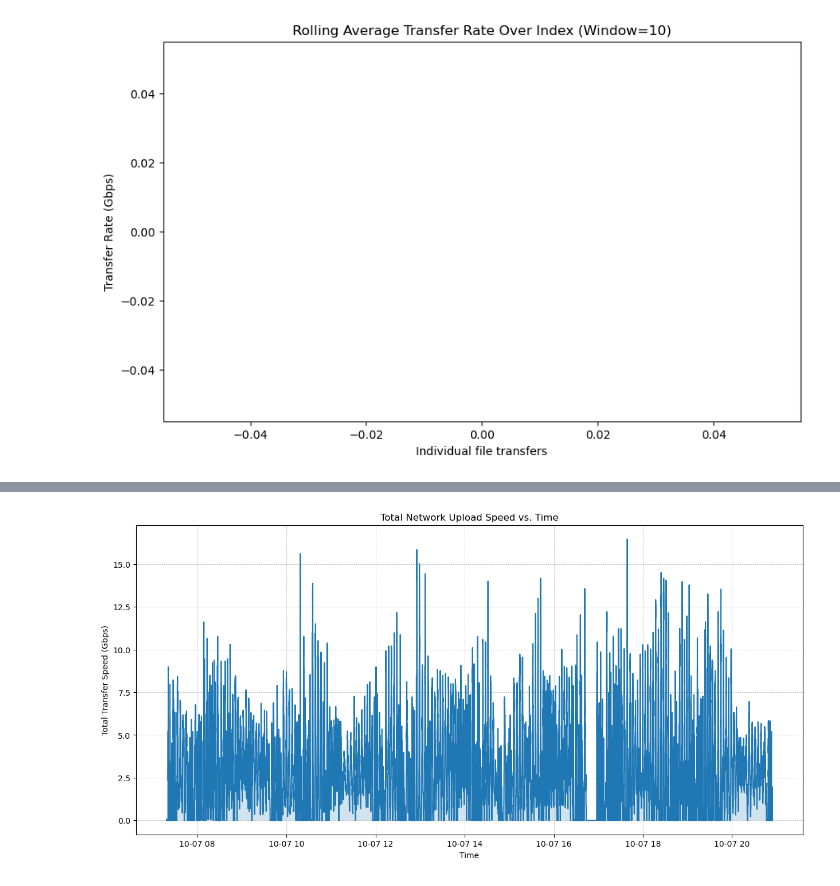
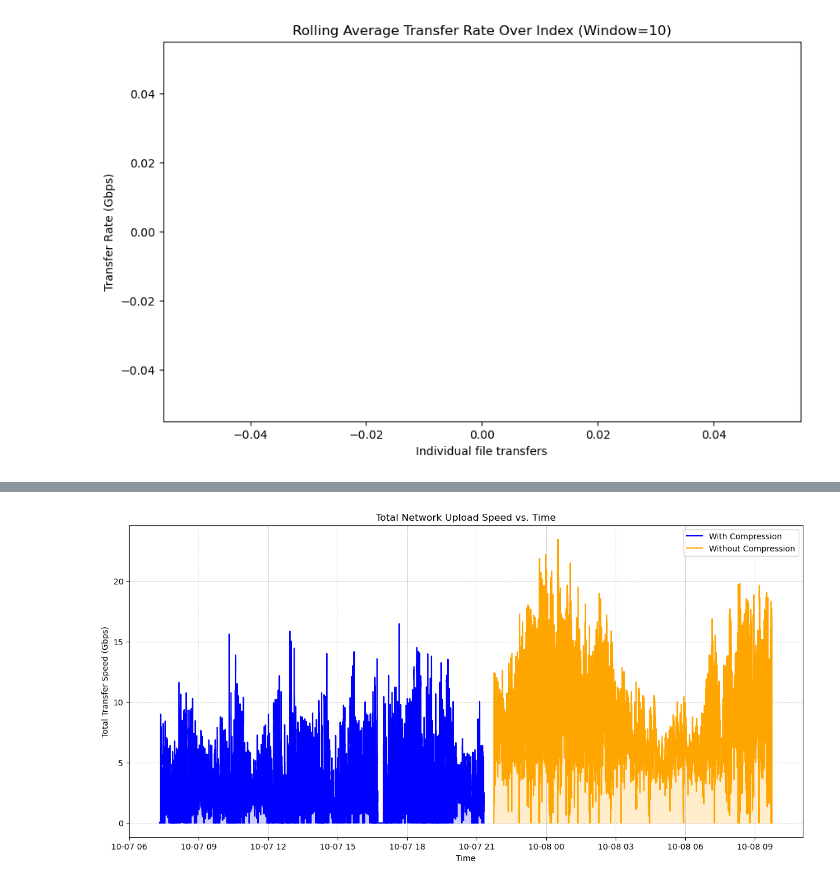
Before and after one commit to lsst-uk/csd3-echo-somerville, a Jupyter notebook: csd3-side/notebooks/transfer_speeds_from_log.ipynb, the cells around one changed output, grey strips where cells are left out. Cells and saved outputs as stored; diff of their text form; code cells hidden in the pictures.

```diff
--- a/csd3-side/notebooks/transfer_speeds_from_log.ipynb
+++ b/csd3-side/notebooks/transfer_speeds_from_log.ipynb
@@ -10,8 +10,8 @@ methods = ['inmem', 'streaming']
 platform = platforms[2]
 storage = storages[0]
 method = methods[1]
-base_path = f'{os.environ["HOME"]}/{platform}-ral-dummy-test/{storage}/{method}'
-base_path = f'{os.environ["HOME"]}/csd3_wide_comp'
+# base_path = f'{os.environ["HOME"]}/{platform}-ral-dummy-test/{storage}/{method}'
+base_path = f'{os.environ["HOME"]}/csd3_wide_comp-vs-nocomp'
 # %%
 path = glob.glob(base_path+'/*.csv')[0]
 path
@@ -20,4 +20,4 @@ path
 # %%
-df = pd.read_csv(path).drop(columns=['LOCAL_FOLDER', 'BUCKET_NAME', 'DESTINATION_KEY', 'CHECKSUM'])
+df = pd.read_csv(path).drop(columns=['LOCAL_FOLDER', 'DESTINATION_KEY', 'CHECKSUM'])
 df
 # %% [output]
@@ -147,0 +132,3 @@ df
+# %%
+df['COMPRESSION_USED'] = df.apply(lambda row: True if row['BUCKET_NAME'] == 'LSST-IR-FUSION-Butlers-wide-comp' and row['TYPE'] == 'zip' else False, axis=1)
+df
@@ -510,41 +625,65 @@ print(f"{(df['UPLOAD_END'].max() - df['UPLOAD_START'].min()).total_seconds():.2f
 # %%
-# --- 5. Plot Total Throughput Over Time ---
+# --- 5. Plot Total Throughput Over Time by Compression ---
 
-# Calculate the cumulative sum of rate changes to get the total network speed at any given time.
-events_df['total_rate'] = events_df['rate_change'].cumsum()
+# Helper function to generate step plot data from an events dataframe
+def prepare_step_plot_data(df):
+    if df.empty:
+        return [], []
 
-# Prepare data for a step plot to accurately visualize the changes.
-# We need to create pairs of points to draw horizontal lines.
-plot_times = []
-plot_rates = []
-# Start the plot at a rate of 0 just before the first event.
-plot_times.append(events_df['time'].iloc[0])
-plot_rates.append(0)
+    # Calculate the cumulative sum of rate changes to get the total network speed
+    df['total_rate'] = df['rate_change'].cumsum()
 
-for i in range(len(events_df) - 1):
-    # Add a point at the beginning of the interval with the new rate
-    plot_times.append(events_df['time'].iloc[i])
-    plot_rates.append(events_df['total_rate'].iloc[i])
-    # Add a point at the end of the interval with the same rate to create the horizontal step
-    plot_times.append(events_df['time'].iloc[i+1])
-    plot_rates.append(events_df['total_rate'].iloc[i])
+    # Prepare data for a step plot
+    times = []
+    rates = []
 
-# Add the final point
-plot_times.append(events_df['time'].iloc[-1])
-plot_rates.append(events_df['total_rate'].iloc[-1])
+    # Start the plot at a rate of 0 just before the first event
+    times.append(df['time'].iloc[0])
+    rates.append(0)
 
+    for i in range(len(df) - 1):
+        # Point at the beginning of the interval with the new rate
+        times.append(df['time'].iloc[i])
+        rates.append(df['total_rate'].iloc[i])
+        # Point at the end of the interval with the same rate (creates the horizontal step)
+        times.append(df['time'].iloc[i+1])
+        rates.append(df['total_rate'].iloc[i])
 
-# Plotting the data
+    # Add the final point
+    times.append(df['time'].iloc[-1])
+    rates.append(df['total_rate'].iloc[-1])
+
+    return times, rates
+
+# Separate events by compression
+comp_events_df = events_df[events_df['compression_used']].copy().reset_index(drop=True)
+nocomp_events_df = events_df[~events_df['compression_used']].copy().reset_index(drop=True)
+
+# Generate plot data for each case
+comp_plot_times, comp_plot_rates = prepare_step_plot_data(comp_events_df)
+nocomp_plot_times, nocomp_plot_rates = prepare_step_plot_data(nocomp_events_df)
+
+# --- Plotting the data ---
 plt.figure(figsize=(15, 7))
-plt.plot(plot_times, plot_rates)
+
+# Plot for "With Compression"
+if comp_plot_times:
+    plt.plot(comp_plot_times, comp_plot_rates, label='With Compression', color='blue')
+    plt.fill_between(comp_plot_times, comp_plot_rates, alpha=0.2, color='blue')
+
+# Plot for "Without Compression"
+if nocomp_plot_times:
+    plt.plot(nocomp_plot_times, nocomp_plot_rates, label='Without Compression', color='orange')
+    plt.fill_between(nocomp_plot_times, nocomp_plot_rates, alpha=0.2, color='orange')
+
 plt.title('Total Network Upload Speed vs. Time')
 plt.xlabel('Time')
 plt.ylabel('Total Transfer Speed (Gbps)')
 plt.grid(True, which='both', linestyle='--', linewidth=0.5)
-plt.fill_between(plot_times, plot_rates, alpha=0.2)
+plt.legend()
 plt.show()
 # %% [output]
-[figure, old version]
+[figure, new version]
 # %%
 events_df
 # %% [output]
```
Also changed, not shown: parts of 38 cells of this notebook, 3 other files.
